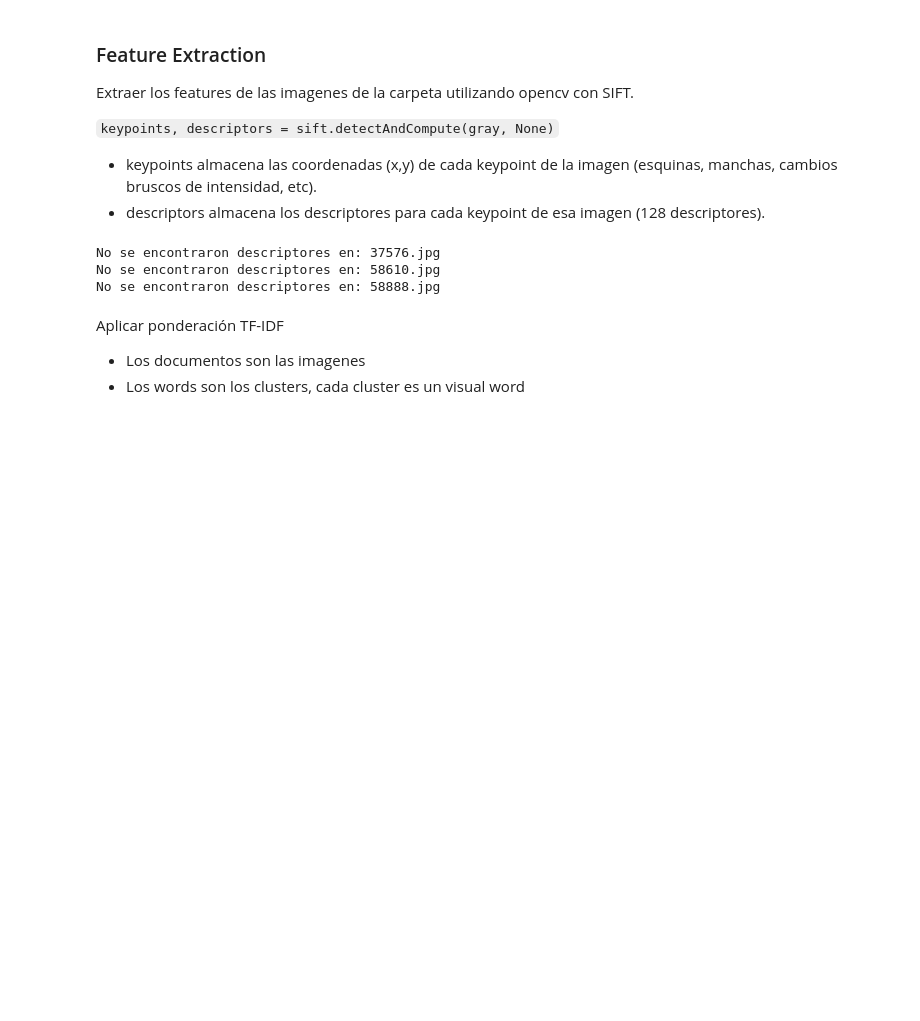
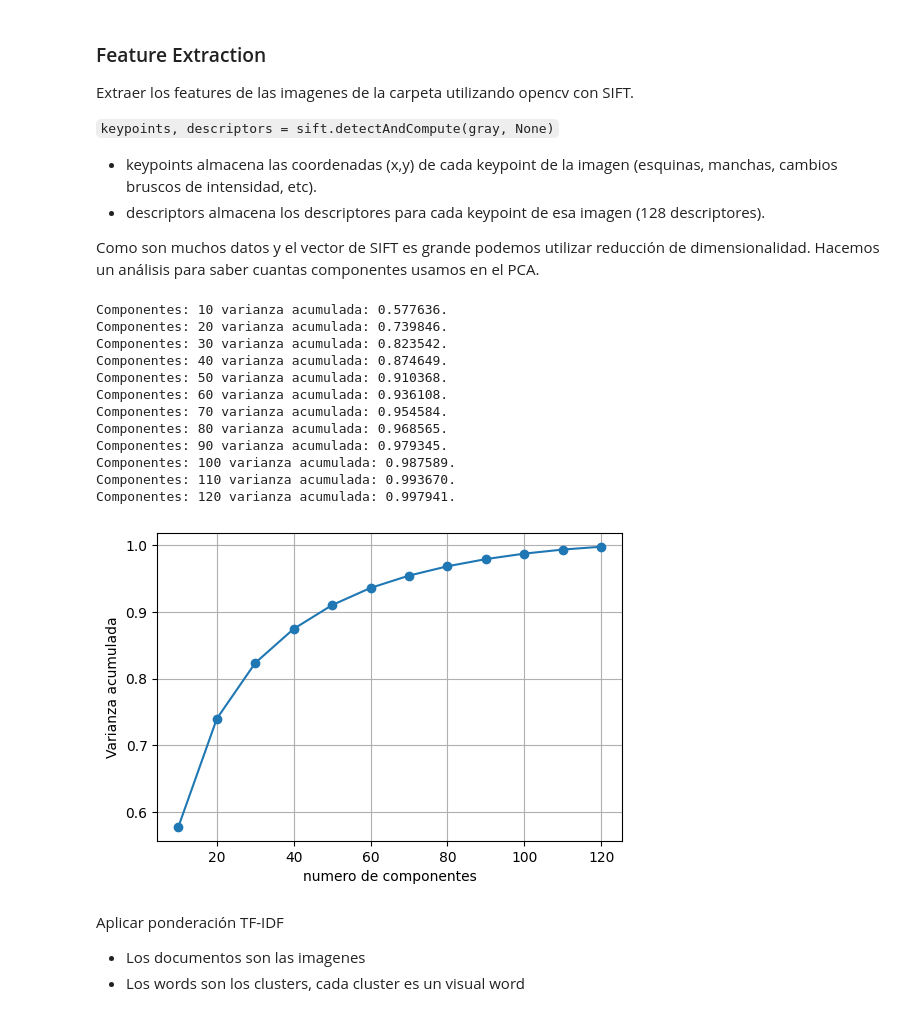
Before and after one commit to CS-DaviMagalhaes/Multimodal_Database, a Jupyter notebook: Image_descriptors/extraction.ipynb, the cells around one changed output. Cells and saved outputs as stored; diff of their text form; code cells hidden in the pictures; blank space fills up the shorter version.

````diff
--- a/Image_descriptors/extraction.ipynb
+++ b/Image_descriptors/extraction.ipynb
@@ -14,10 +14,67 @@ Extraer los features de las imagenes de la carpeta utilizando opencv con SIFT.
 ```keypoints, descriptors = sift.detectAndCompute(gray, None)```
 - keypoints almacena las coordenadas (x,y) de cada keypoint de la imagen (esquinas, manchas, cambios bruscos de intensidad, etc).
 - descriptors almacena los descriptores para cada keypoint de esa imagen (128 descriptores).
+
+Como son muchos datos y el vector de SIFT es grande podemos utilizar reducción de dimensionalidad. Hacemos un análisis para saber cuantas componentes usamos en el PCA.
+# %%
+sift = cv2.SIFT_create()
+small_dataset_path = "../data/fashion_small_100/"
+all_descriptors = []
+
+#Extraer descriptores
+for filename in os.listdir(small_dataset_path):
+    file_path = os.path.join(small_dataset_path, filename)
+    if os.path.isfile(file_path):
+        img = cv2.imread(file_path)
+        if img is None:
+            continue
+
+        gray = cv2.cvtColor(img, cv2.COLOR_BGR2GRAY)
+        keypoints, descriptors = sift.detectAndCompute(gray, None)
+
+        if descriptors is not None:
+            all_descriptors.append(descriptors)
+
+
+X = np.vstack(all_descriptors)  # Unir vectores en una matriz
+
+# Aplicar pca
+explained_variances = []
+components_range = range(10, 130, 10)  # 10 a 120, pasos de 10
+
+for n in components_range:
+    pca = PCA(n_components=n)
+    pca.fit(X)
+    explained_var = np.sum(pca.explained_variance_ratio_)
+    print(f"Componentes: {n} varianza acumulada: {explained_var:f}.")
+    explained_variances.append(explained_var)
+
+# Graficar
+plt.figure(figsize=(6, 4))
+plt.plot(components_range, explained_variances, marker='o')
+plt.xlabel('numero de componentes')
+plt.ylabel('Varianza acumulada')
+plt.grid(True)
+plt.show()
+# %% [output]
+Componentes: 10 varianza acumulada: 0.577636.
+Componentes: 20 varianza acumulada: 0.739846.
+Componentes: 30 varianza acumulada: 0.823542.
+Componentes: 40 varianza acumulada: 0.874649.
+Componentes: 50 varianza acumulada: 0.910368.
+Componentes: 60 varianza acumulada: 0.936108.
+Componentes: 70 varianza acumulada: 0.954584.
+Componentes: 80 varianza acumulada: 0.968565.
+Componentes: 90 varianza acumulada: 0.979345.
+Componentes: 100 varianza acumulada: 0.987589.
+Componentes: 110 varianza acumulada: 0.993670.
+Componentes: 120 varianza acumulada: 0.997941.
+[figure, added]
 # %%
 # Extracción de descriptores
 image_descriptors = []
 sift = cv2.SIFT_create()
+pca = PCA(n_components=90)
 
 # Iterar sobre cada imagen dentro de la carpeta
 for filename in os.listdir(dataset_path):
@@ -32,24 +89,26 @@ for filename in os.listdir(dataset_path):
         gray = cv2.cvtColor(img, cv2.COLOR_BGR2GRAY)
         keypoints, descriptors = sift.detectAndCompute(gray, None)
 
-        # TODO: Probar reducir la dimensionalidad de 128 a algo menor para más eficiencia al momento de entrenar todo el dataset
 
         if descriptors is not None:
             image_descriptors.append(descriptors)
         else:
-
             print(f"No se encontraron descriptores en: {filename}")
 
 # K-Means para construir el diccionario visual
-all_descriptors = np.vstack(image_descriptors) # Para convertir la matriz image_descriptors en un array 2D para el K-Means
+pca.fit(np.vstack(image_descriptors))
+
+reduced_descriptors = [pca.transform(desc) for desc in image_descriptors]
+
 
 # TODO: Para el dataset completo cambiar n_clusters, ver cuales valores producen los mejores resultados
 #       quizas guardar objeto kmeans en un vector si tarda mucho en generar
-kmeans = KMeans(n_clusters=25, random_state=0, n_init="auto").fit(all_descriptors)
+kmeans = KMeans(n_clusters=50, random_state=0, n_init="auto")
+kmeans.fit(np.vstack(reduced_descriptors))
 
 # Construcción de histogramas por imagen
 all_histograms = []
-for descriptors in image_descriptors:
+for descriptors in reduced_descriptors:
     histogram = np.zeros(kmeans.n_clusters, dtype=int)
 
     if descriptors is not None:
@@ -61,8 +120,4 @@ for descriptors in image_descriptors:
     histogram = histogram.astype(float)
     histogram /= np.sum(histogram) if np.sum(histogram) > 0 else 1
     all_histograms.append(histogram)
-# %% [output]
-No se encontraron descriptores en: 37576.jpg
-No se encontraron descriptores en: 58610.jpg
-No se encontraron descriptores en: 58888.jpg
 # %%
````
Also changed, not shown: parts of 7 cells of this notebook.
